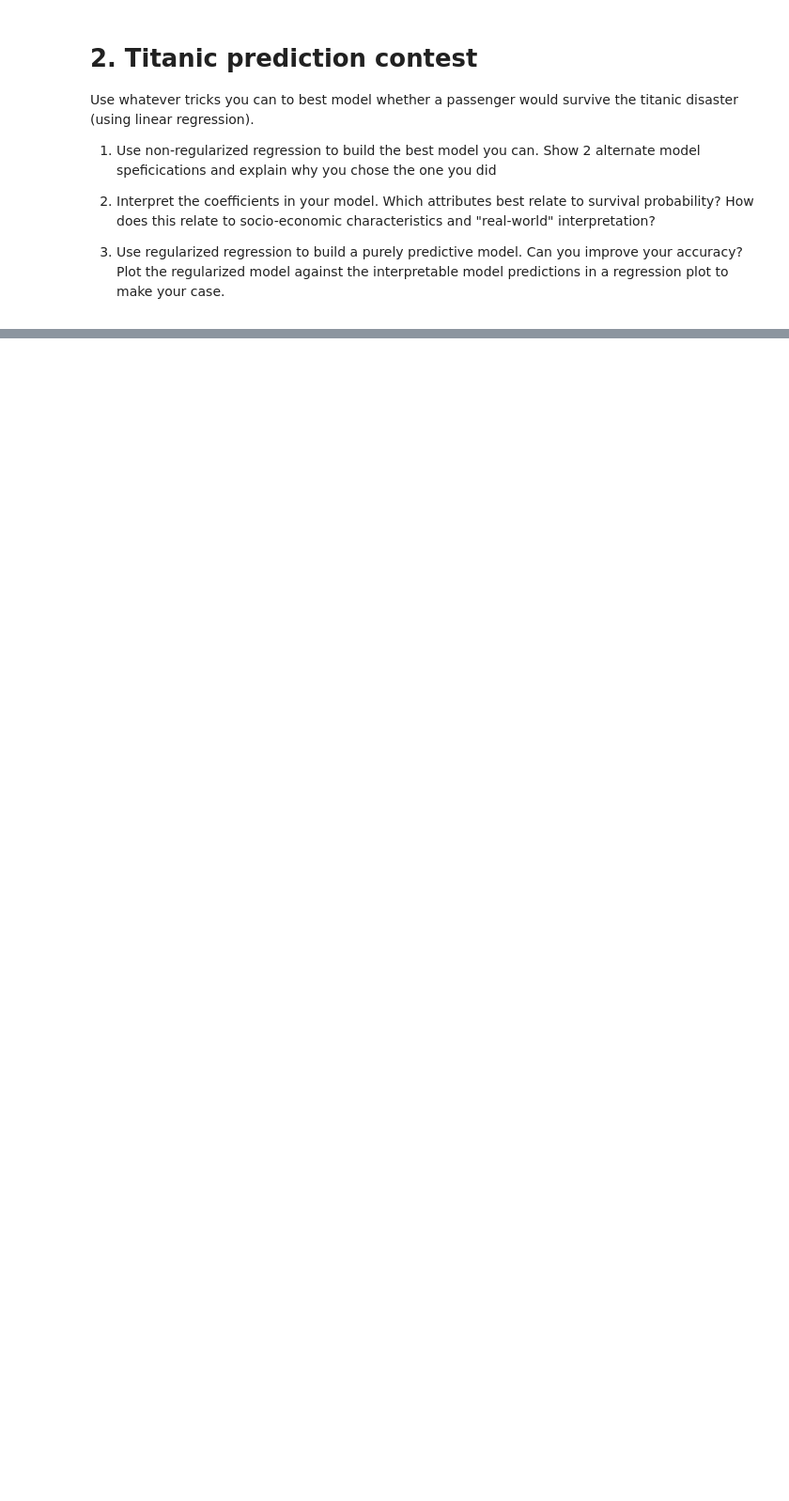
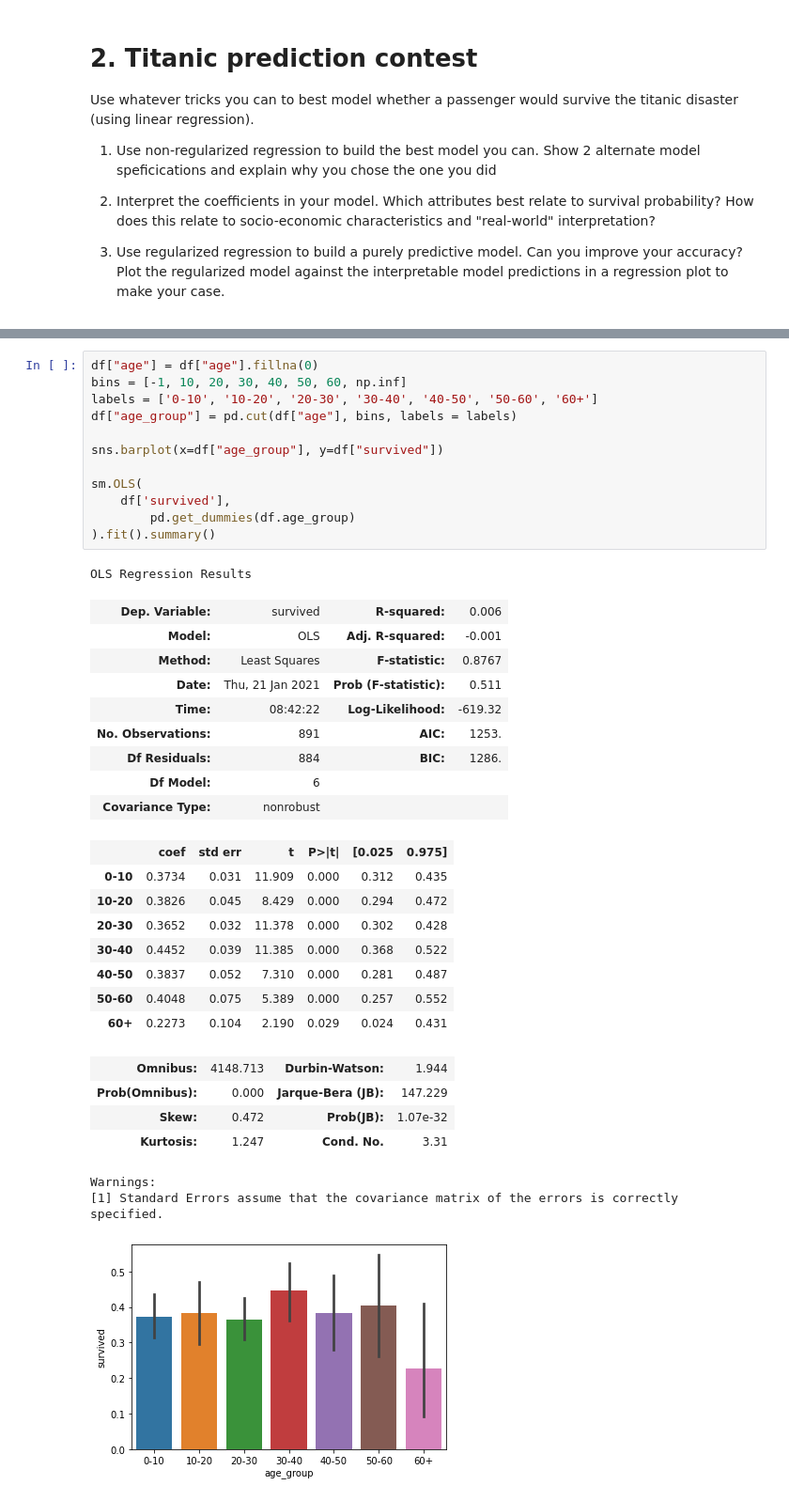
Before and after one commit to cb-ds-1/m3-3-engineering-regression, a Jupyter notebook: workshop.ipynb, the cells around one changed output, grey strips where cells are left out. Shown at 94% size. Saved outputs shown, nothing was run; the diff lists cells and outputs as text; blank space fills up the shorter version.

```diff
--- a/workshop.ipynb
+++ b/workshop.ipynb
@@ -20,0 +214,38 @@ Use whatever tricks you can to best model whether a passenger would survive the
+# %%
+df["age"] = df["age"].fillna(0)
+bins = [-1, 10, 20, 30, 40, 50, 60, np.inf]
+labels = ['0-10', '10-20', '20-30', '30-40', '40-50', '50-60', '60+']
+df["age_group"] = pd.cut(df["age"], bins, labels = labels)
+
+sns.barplot(x=df["age_group"], y=df["survived"])
+
+sm.OLS(
+    df['survived'],
+        pd.get_dummies(df.age_group)
+).fit().summary()
+# %% [output]
+OLS Regression Results
+| Dep. Variable: | survived | R-squared: | 0.006 |
+| Model: | OLS | Adj. R-squared: | -0.001 |
+| Method: | Least Squares | F-statistic: | 0.8767 |
+| Date: | Thu, 21 Jan 2021 | Prob (F-statistic): | 0.511 |
+| Time: | 08:42:22 | Log-Likelihood: | -619.32 |
+| No. Observations: | 891 | AIC: | 1253. |
+| Df Residuals: | 884 | BIC: | 1286. |
+| Df Model: | 6 |  |  |
+| Covariance Type: | nonrobust |  |  |
+|  | coef | std err | t | P>|t| | [0.025 | 0.975] |
+| 0-10 | 0.3734 | 0.031 | 11.909 | 0.000 | 0.312 | 0.435 |
+| 10-20 | 0.3826 | 0.045 | 8.429 | 0.000 | 0.294 | 0.472 |
+| 20-30 | 0.3652 | 0.032 | 11.378 | 0.000 | 0.302 | 0.428 |
+| 30-40 | 0.4452 | 0.039 | 11.385 | 0.000 | 0.368 | 0.522 |
+| 40-50 | 0.3837 | 0.052 | 7.310 | 0.000 | 0.281 | 0.487 |
+| 50-60 | 0.4048 | 0.075 | 5.389 | 0.000 | 0.257 | 0.552 |
+| 60+ | 0.2273 | 0.104 | 2.190 | 0.029 | 0.024 | 0.431 |
+| Omnibus: | 4148.713 | Durbin-Watson: | 1.944 |
+| Prob(Omnibus): | 0.000 | Jarque-Bera (JB): | 147.229 |
+| Skew: | 0.472 | Prob(JB): | 1.07e-32 |
+| Kurtosis: | 1.247 | Cond. No. | 3.31 |
+Warnings:
+[1] Standard Errors assume that the covariance matrix of the errors is correctly specified.
+[figure, added]
```
Also changed, not shown: parts of 30 cells of this notebook.
